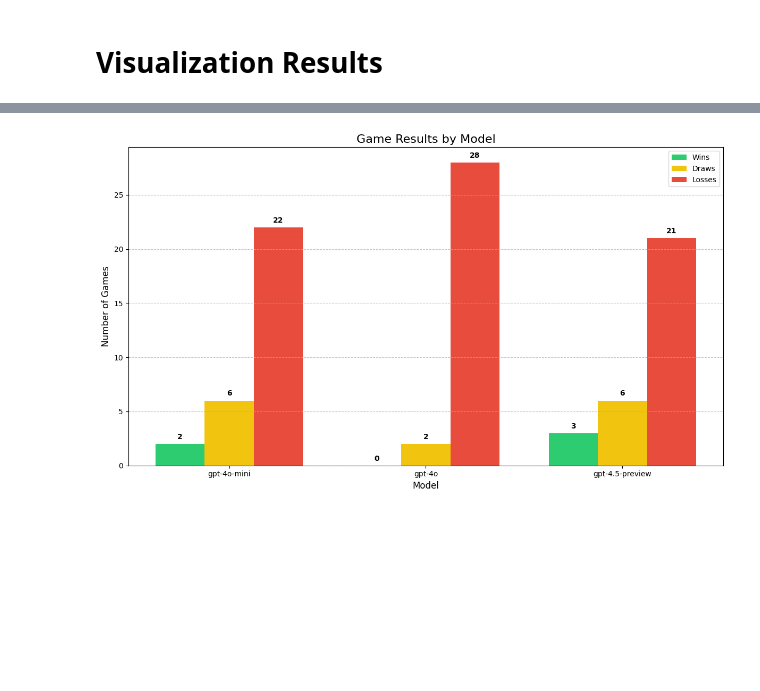
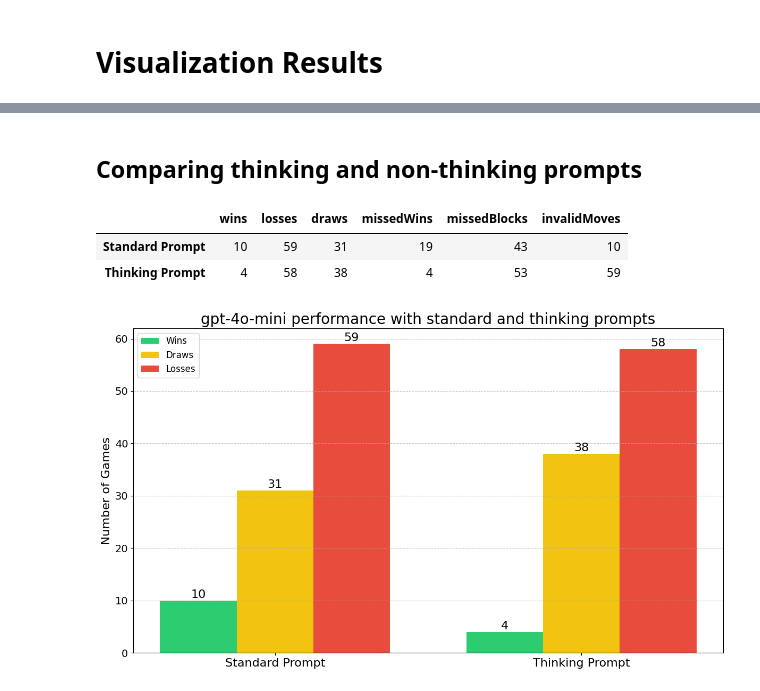
Before and after one commit to gensx-inc/gensx, a Jupyter notebook: examples/llm-games/visualize_results.ipynb, the cells around one changed output, grey strips where cells are left out. Cells and saved outputs as stored; diff of their text form; code cells hidden in the pictures; blank space fills up the shorter version.

```diff
--- a/examples/llm-games/visualize_results.ipynb
+++ b/examples/llm-games/visualize_results.ipynb
@@ -193,0 +133,2 @@ plt.tight_layout()
+# %% [markdown]
+## Comparing thinking and non-thinking prompts
@@ -194,47 +158,66 @@ plt.tight_layout()
+# %%
+# Convert the main results to a DataFrame
+results_df = pd.DataFrame.from_dict(raw_results, orient='index')
+
+# break down stats into separate columns
+stats_df = pd.DataFrame({
+    model: {k: int(v) for k, v in data['stats'].items()}
+    for model, data in raw_results.items()
+}).T
+
+# combine results and stats
+results_df = pd.concat([results_df, stats_df], axis=1)
+results_df.drop(columns=['stats'], inplace=True)
+results_df
+# %% [output]
+|  | wins | losses | draws | missedWins | missedBlocks | invalidMoves |
+| Standard Prompt | 10 | 59 | 31 | 19 | 43 | 10 |
+| Thinking Prompt | 4 | 58 | 38 | 4 | 53 | 59 |
 # %%
 # Prepare data for clustered bar chart
-plot_data = results_df[['wins', 'draws', 'losses']]
+plot_data = results_df[['wins', 'draws', 'losses']].astype(int)
 
 # Set figure size
 plt.figure(figsize=(12, 7))
 
 # Set the width of the bars
 bar_width = 0.25
 index = np.arange(len(plot_data.index))
 
 # Create bars
 plt.bar(index - bar_width, plot_data['wins'], bar_width,
         color='#2ecc71', label='Wins')
 plt.bar(index, plot_data['draws'], bar_width,
         color='#f1c40f', label='Draws')
 plt.bar(index + bar_width, plot_data['losses'], bar_width,
         color='#e74c3c', label='Losses')
 
 # Customize the chart
-plt.xlabel('Model', fontsize=12)
-plt.ylabel('Number of Games', fontsize=12)
-plt.title('Game Results by Model', fontsize=16)
-plt.xticks(index, plot_data.index)
-plt.legend()
+#plt.xlabel('Model', fontsize=16)
+plt.ylabel('Number of Games', fontsize=16)
+plt.title('gpt-4o-mini performance with standard and thinking prompts', fontsize=20)
+plt.xticks(index, plot_data.index, fontsize=16)
+plt.yticks(fontsize=14)
+plt.legend(fontsize=12)
 plt.grid(axis='y', linestyle='--', alpha=0.7)
 
 # Add value labels on each bar
 for i, model in enumerate(plot_data.index):
     # Label wins
-    plt.text(i - bar_width, plot_data.loc[model, 'wins'] + 0.3,
+    plt.text(i - bar_width, plot_data.loc[model, 'wins'] + 0.1,
              str(plot_data.loc[model, 'wins']),
-             ha='center', va='bottom', fontweight='bold')
+             ha='center', va='bottom', fontsize=16)
 
     # Label draws
-    plt.text(i, plot_data.loc[model, 'draws'] + 0.3,
+    plt.text(i, plot_data.loc[model, 'draws'] + 0.1,
              str(plot_data.loc[model, 'draws']),
-             ha='center', va='bottom', fontweight='bold')
+             ha='center', va='bottom', fontsize=16)
 
     # Label losses
-    plt.text(i + bar_width, plot_data.loc[model, 'losses'] + 0.3,
+    plt.text(i + bar_width, plot_data.loc[model, 'losses'] + 0.1,
              str(plot_data.loc[model, 'losses']),
-             ha='center', va='bottom', fontweight='bold')
+             ha='center', va='bottom', fontsize=16)
 
 plt.tight_layout()
 # %% [output]
-[figure, old version]
+[figure, new version]
```
Also changed, not shown: parts of 15 cells of this notebook, 11 other files.
